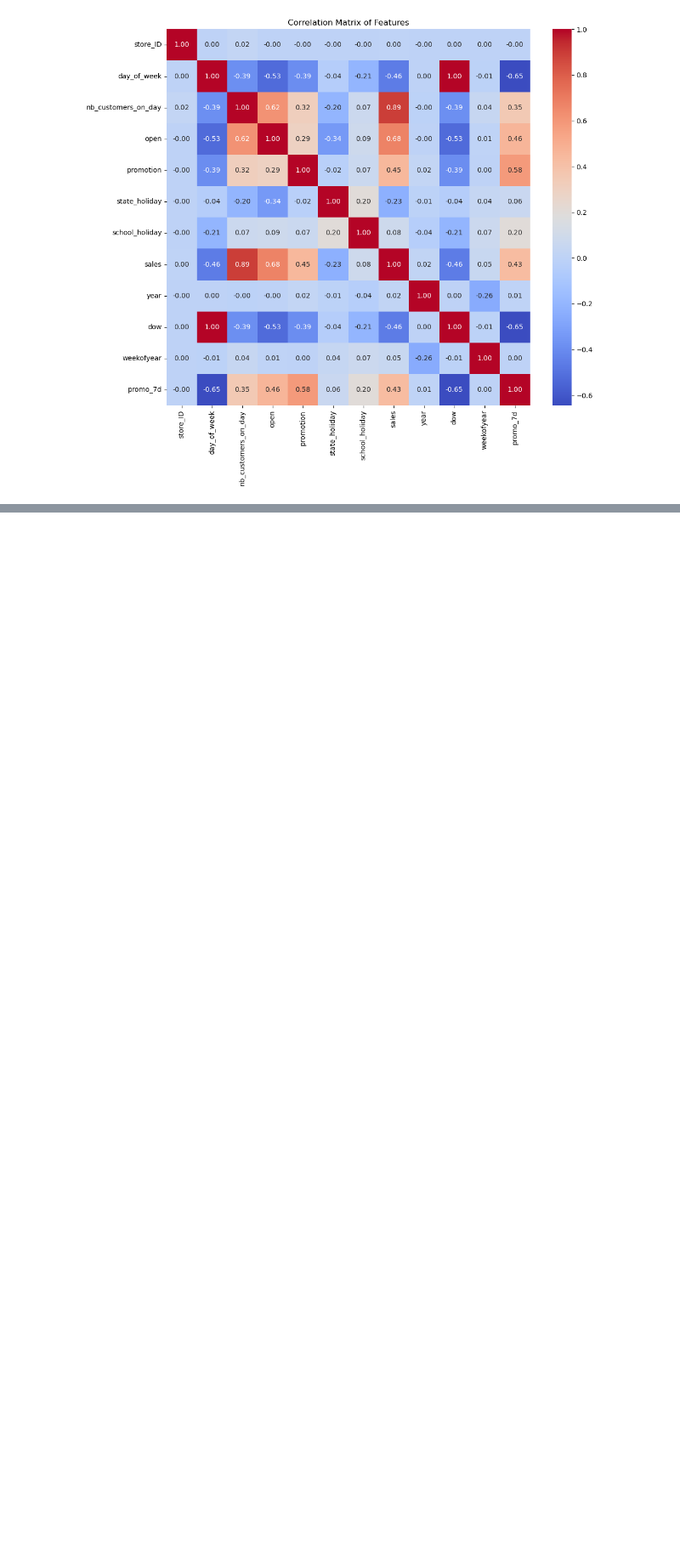
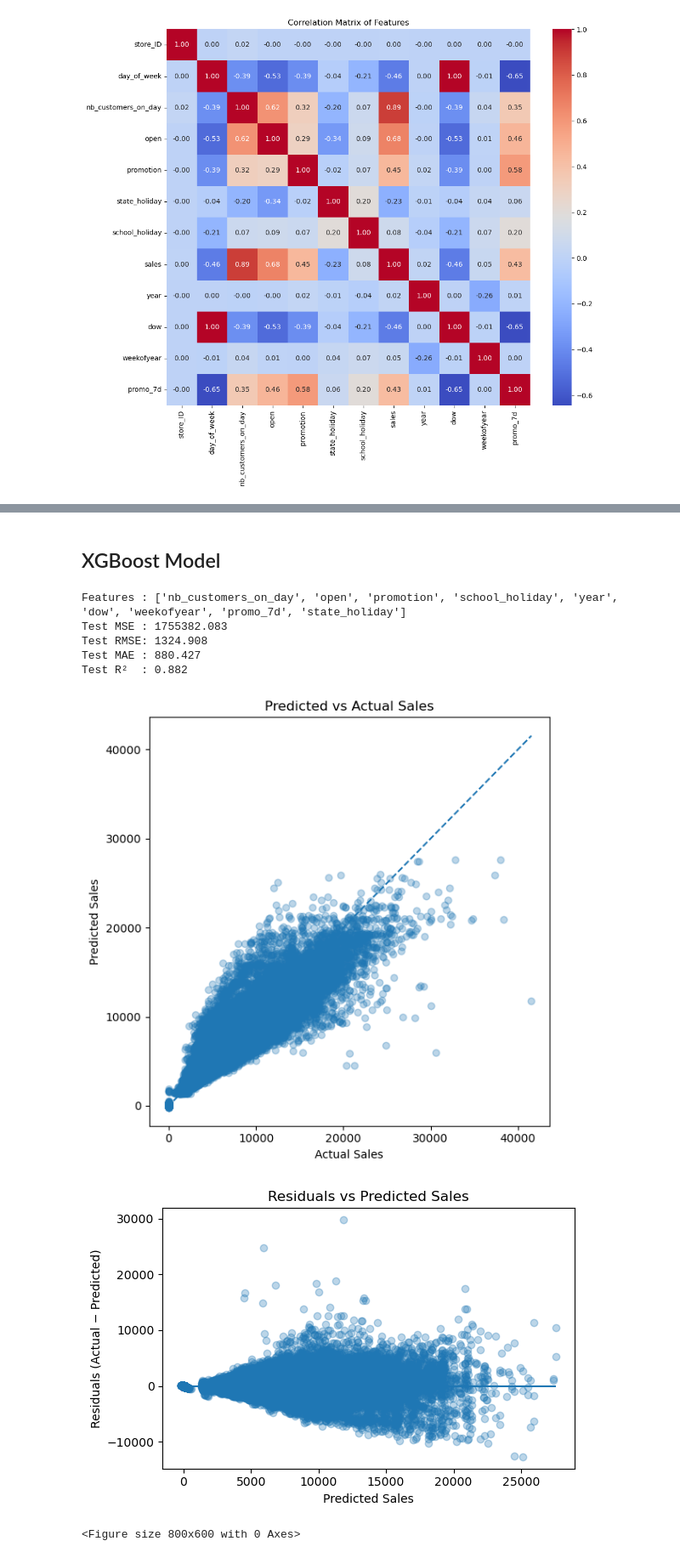
Before and after one commit to JeanDenisD/ironkaggle, a Jupyter notebook: ironkaggle_g4.ipynb, the cells around one changed output, grey strips where cells are left out. Shown: that part at 85% size. Drawn from its saved outputs; the diff is of its cells as text; code cells hidden in the pictures; blank space fills up the shorter version.

```diff
--- a/ironkaggle_g4.ipynb
+++ b/ironkaggle_g4.ipynb
@@ -270,0 +448,2 @@ Dataframe with high correlates columns |corr| > 0.9
+# %% [markdown]
+## XGBoost Model
@@ -270,0 +566,25 @@ Dataframe with high correlates columns |corr| > 0.9
+# %%
+features = [
+    'nb_customers_on_day','open','promotion','school_holiday',
+    'year','dow','weekofyear','promo_7d','state_holiday'
+]
+
+print(f"Features : {features}")
+
+model, metrics = xgb_regressor_analysis(
+    df=customer_data,
+    features=features,
+    target='sales',
+    n_estimators=200,
+    learning_rate=0.05,
+    max_depth=4
+)
+# %% [output]
+Features : ['nb_customers_on_day', 'open', 'promotion', 'school_holiday', 'year', 'dow', 'weekofyear', 'promo_7d', 'state_holiday']
+Test MSE : 1755382.083
+Test RMSE: 1324.908
+Test MAE : 880.427
+Test R²  : 0.882
+[figure, added]
+[figure, added]
+<Figure size 800x600 with 0 Axes>
```
Also changed, not shown: parts of 8 cells of this notebook.
